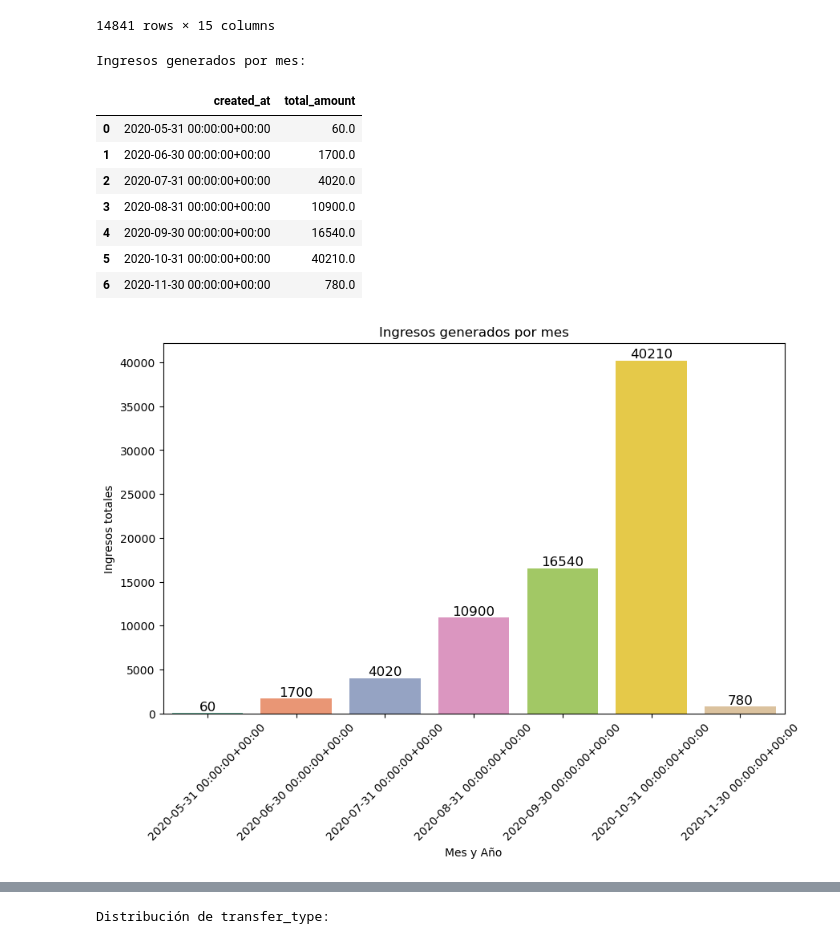
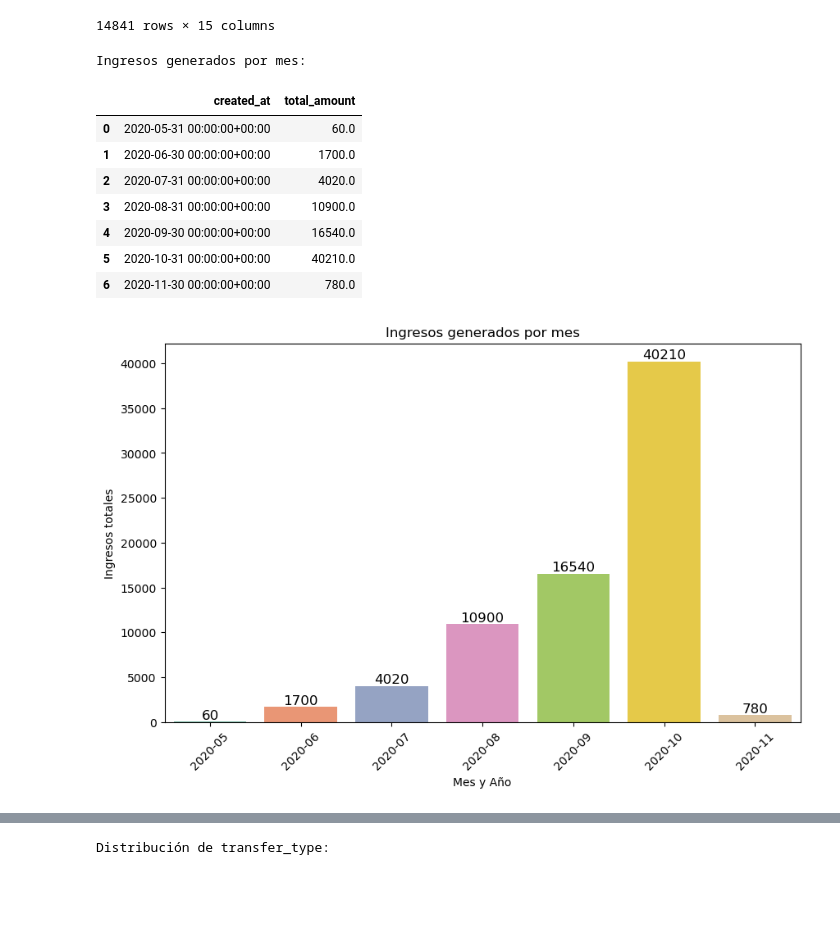
Before and after one commit to FlorGuindo/Curso-DA-Flor-Guindo, a Jupyter notebook: Proyect grupo 5 BRUTO2.ipynb, the cells around one changed output, grey strips where cells are left out. Drawn from its saved outputs; the diff is of its cells as text; code cells hidden in the pictures; blank space fills up the shorter version.

```diff
--- a/Proyect grupo 5 BRUTO2.ipynb
+++ b/Proyect grupo 5 BRUTO2.ipynb
@@ -497,31 +509,0 @@ Tasa de incidentes por cohorte (%):
-# %%
-# 14. Porcentaje de incidentes por cohorte y tipo de estado
-print("\n\033[1m\033[95mPARTE 14: Porcentaje de incidentes por cohorte y tipo de estado\033[0m")
-
-# 14.1 Contar el número de incidentes por cohorte y tipo de estado
-incident_counts2 = incident_df.groupby(['cohort', 'status']).size().reset_index(name='incidents_count')
-
-# 14.2 Obtener el total de incidentes por cohorte para calcular el porcentaje
-total_incidents_per_cohort = incident_counts2.groupby('cohort')['incidents_count'].sum().reset_index(name='total_incidents')
-
-# 14.3 Combinar las tablas para calcular el porcentaje
-incident_counts2 = incident_counts2.merge(total_incidents_per_cohort, on='cohort')
-incident_counts2['percentage'] = (incident_counts2['incidents_count'] / incident_counts2['total_incidents']) * 100
-
-# 14.4 Visualización de los incidentes como porcentajes por cohorte y tipo de estado
-plt.figure(figsize=(12, 8))
-bar_plot = sns.barplot(data=incident_counts2, x='cohort', y='percentage', hue='status', palette='Set2')
-plt.xticks(rotation=45)
-plt.title('Porcentaje de incidentes por cohorte y tipo de estado')
-plt.xlabel('Cohorte (Mes y Año)')
-plt.ylabel('Porcentaje de incidentes (%)')
-plt.legend(title='Tipo de incidente')
-for p in bar_plot.patches:
-    bar_plot.annotate(f'{p.get_height():.1f}%',
-                      (p.get_x() + p.get_width() / 2., p.get_height()),
-                      ha='center', va='bottom',
-                      fontsize=10, color='black',
-                      xytext=(0, 5),  # Desplazamiento vertical
-                      textcoords='offset points')
-plt.tight_layout()
-plt.show()
@@ -723,6 +740,8 @@ retention_rate.fillna(0, inplace=True)
 # 19.5 Mostrar la tasa de retención por cohorte
 print("Tasa de retención por cohorte:")
 display(retention_rate[['cohort', 'retention_rate']])
+# Convertir la columna 'cohort' a formato 'AAAA-MM'
+retention_rate['cohort'] = retention_rate['cohort'].dt.strftime('%Y-%m')
 # 19.6 Visualización de la tasa de retención por cohorte
 plt.figure(figsize=(10, 6))
 bar_plot = sns.barplot(x='cohort', y='retention_rate', hue="cohort", data=retention_rate, palette='Set2')
@@ -735,7 +754,7 @@ for p in bar_plot.patches:
     bar_plot.annotate(f'{p.get_height():.1f}%',
                       (p.get_x() + p.get_width() / 2., p.get_height()),
                       ha='center', va='bottom',
-                      fontsize=10, color='black',
+                      fontsize=12, color='black',
                       xytext=(0, 5),  # Desplazamiento vertical
                       textcoords='offset points')
 plt.tight_layout()
@@ -779,35 +799,36 @@ df_aprobados_sorted
 # Asegúrate de que 'created_at' esté en formato datetime
 df_aprobados['created_at'] = pd.to_datetime(df_aprobados['created_at'])
 
 # Agrupamos los ingresos por mes
 ingresos_generados_pormes = df_aprobados.groupby(pd.Grouper(key='created_at', freq='ME'))['total_amount'].sum().reset_index()
 
 print("Ingresos generados por mes:")
 display(ingresos_generados_pormes)
-
+# Convertir la columna 'creatd_at' a formato 'AAAA-MM'
+ingresos_generados_pormes['created_at'] = ingresos_generados_pormes['created_at'].dt.strftime('%Y-%m')
 # Graficamos los ingresos generados por mes
 plt.figure(figsize=(10, 6))
 graf_ing = sns.barplot(x='created_at', y='total_amount', data=ingresos_generados_pormes, hue="created_at", palette='Set2')
 plt.title('Ingresos generados por mes')
 plt.xlabel('Mes y Año')
 plt.ylabel('Ingresos totales')
 plt.xticks(rotation=45)
 for p in graf_ing.patches:
     graf_ing.annotate(f'{int(p.get_height())}',
                       (p.get_x() + p.get_width() / 2., p.get_height()),
                       ha='center', va='bottom', fontsize=12)
 plt.show()
 # %% [output]
 Ingresos generados por mes:
 |  | created_at | total_amount |
 | 0 | 2020-05-31 00:00:00+00:00 | 60.0 |
 | 1 | 2020-06-30 00:00:00+00:00 | 1700.0 |
 | 2 | 2020-07-31 00:00:00+00:00 | 4020.0 |
 | 3 | 2020-08-31 00:00:00+00:00 | 10900.0 |
 | 4 | 2020-09-30 00:00:00+00:00 | 16540.0 |
 | 5 | 2020-10-31 00:00:00+00:00 | 40210.0 |
 | 6 | 2020-11-30 00:00:00+00:00 | 780.0 |
-[figure, old version]
+[figure, new version]
 # %%
 filas_con_1106 = df_cash[df_cash['user_id'] == 1106.0]
 display(filas_con_1106)
```
Also changed, not shown: parts of 17 cells of this notebook.
